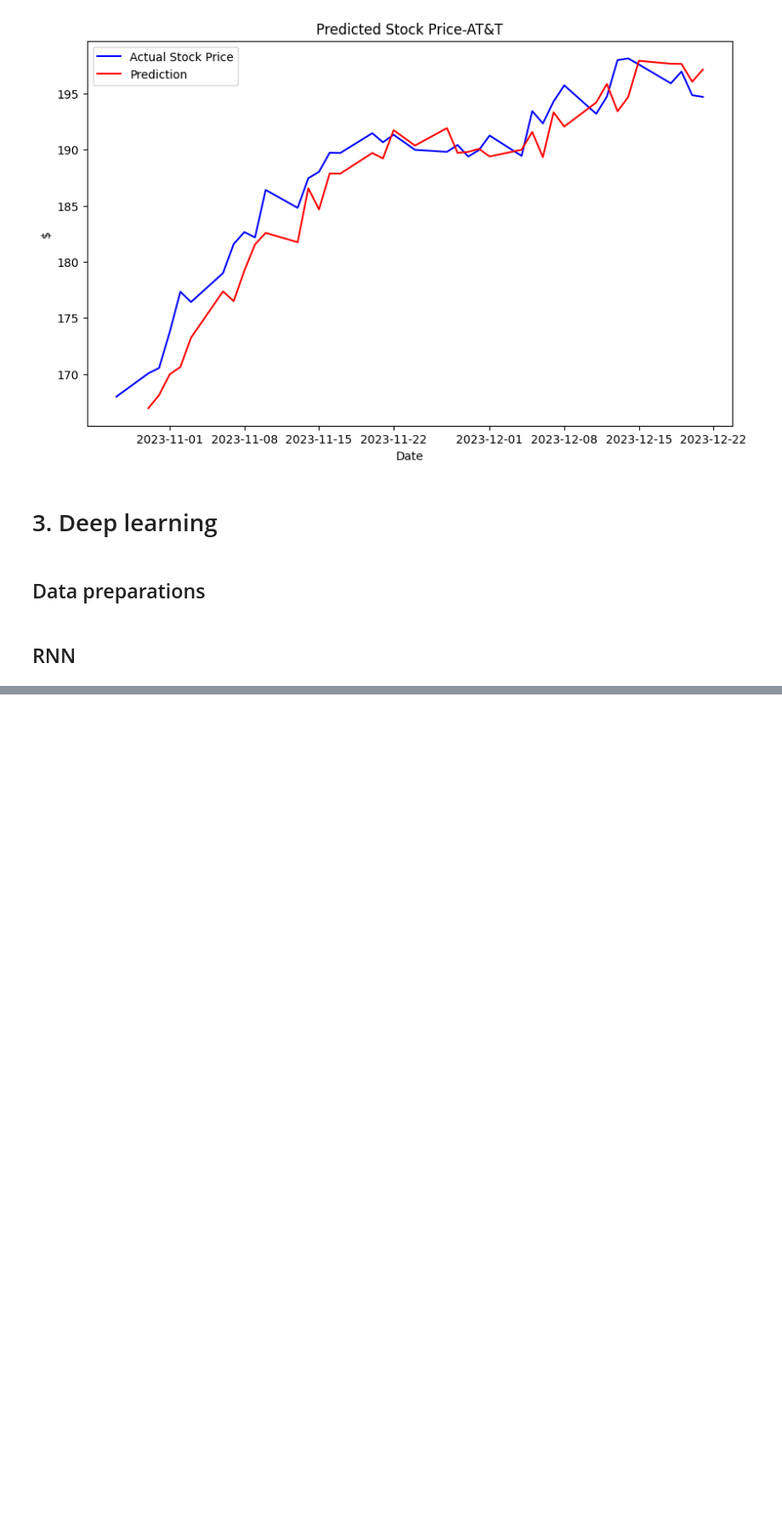
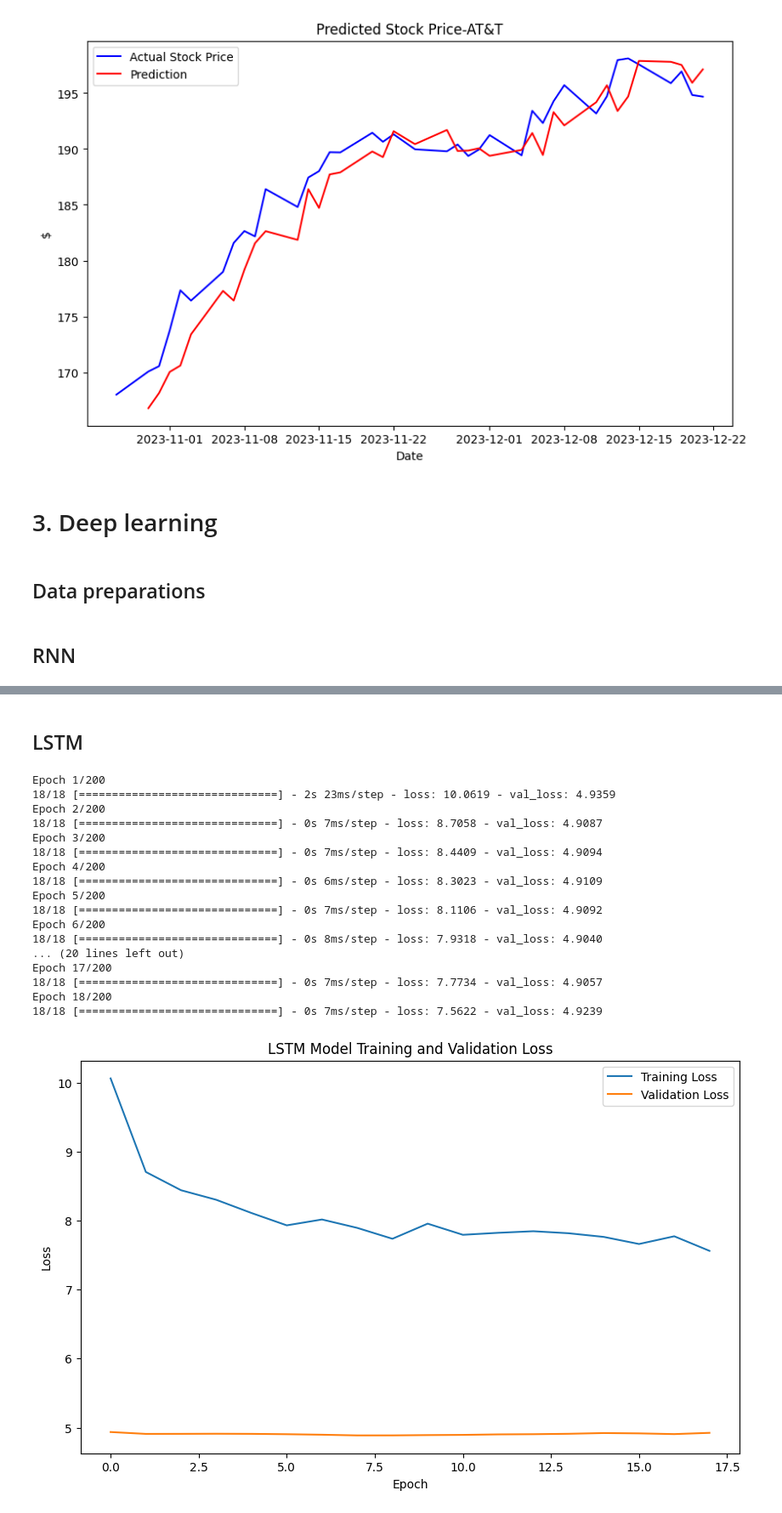
Before and after one commit to Echo9k/FinML, a Jupyter notebook: notebooks/Time_Serie-analysis.ipynb, the cells around one changed output, grey strips where cells are left out. Shown at 85% size. Cells and saved outputs as stored; diff of their text form; code cells hidden in the pictures; blank space fills up the shorter version.

```diff
--- a/notebooks/Time_Serie-analysis.ipynb
+++ b/notebooks/Time_Serie-analysis.ipynb
@@ -346,0 +352,79 @@ RMSE for RNN: 1.87822602460419
+# %% [markdown]
+## LSTM
+# %%
+from tensorflow.keras.models import Sequential
+from tensorflow.keras.layers import LSTM, Dense
+from tensorflow.keras.optimizers import Adam
+from tensorflow.keras.callbacks import EarlyStopping
+import matplotlib.pyplot as plt
+
+
+# Define the LSTM model architecture
+model_lstm = Sequential()
+model_lstm.add(LSTM(20, activation='relu', input_shape=(n_steps, 1)))
+model_lstm.add(BatchNormalization())
+model_lstm.add(Dropout(0.3))
+model_lstm.add(Dense(10, activation='relu'))  # Additional dense layer for increased non-linearity
+model_lstm.add(Dense(1))  # Output layer
+
+optimizer = Adam(learning_rate=0.001)  # Adjust the learning rate as needed
+model_lstm.compile(optimizer=Adam(learning_rate=0.001), loss='mse')
+
+# Early stopping to prevent overfitting
+early_stopping = EarlyStopping(monitor='val_loss', patience=10, restore_best_weights=True)
+
+# Fit the LSTM model
+history_lstm = model_lstm.fit(X_diff_train, y_diff_train, epochs=200, batch_size=32,
+                              validation_split=0.2, verbose=1, callbacks=[early_stopping])
+
+# Plot training and validation loss
+plt.figure(figsize=(10, 6))
+plt.plot(history_lstm.history['loss'], label='Training Loss')
+plt.plot(history_lstm.history['val_loss'], label='Validation Loss')
+plt.title('LSTM Model Training and Validation Loss')
+plt.xlabel('Epoch')
+plt.ylabel('Loss')
+plt.legend()
+plt.show()
+
+# Run multi-step prediction on the test data
+predictions_lstm = model_lstm.predict(X_diff_test)
+predictions_lstm = predictions_lstm.reshape(predictions_lstm.shape[0])
+
+# Ensure the lengths match
+min_len_lstm = min(len(test_diff), len(predictions_lstm))
+test_diff_lstm = test_diff[:min_len_lstm]
+predictions_lstm = predictions_lstm[:min_len_lstm]
+
+# Calculate RMSE for LSTM
+rmse_lstm = np.sqrt(mean_squared_error(test_diff_lstm, predictions_lstm))
+print(f'RMSE for LSTM: {rmse_lstm}')
+
+# Plotting
+plt.figure(figsize=(10, 6))
+plt.plot(test_diff.index, test_diff, label='Actual Stock Price', c='b')
+plt.plot(test_diff.index[:min_len_lstm], predictions_lstm, c='g', label='LSTM Prediction')  # Adjusted here
+plt.title('Predicted Stock Price - AT&T using LSTM')
+plt.xlabel('Date')
+plt.ylabel('$')
+plt.legend()
+plt.show()
+# %% [output]
+Epoch 1/200
+18/18 [==============================] - 2s 23ms/step - loss: 10.0619 - val_loss: 4.9359
+Epoch 2/200
+18/18 [==============================] - 0s 7ms/step - loss: 8.7058 - val_loss: 4.9087
+Epoch 3/200
+18/18 [==============================] - 0s 7ms/step - loss: 8.4409 - val_loss: 4.9094
+Epoch 4/200
+18/18 [==============================] - 0s 6ms/step - loss: 8.3023 - val_loss: 4.9109
+Epoch 5/200
+18/18 [==============================] - 0s 7ms/step - loss: 8.1106 - val_loss: 4.9092
+Epoch 6/200
+18/18 [==============================] - 0s 8ms/step - loss: 7.9318 - val_loss: 4.9040
+... (20 lines left out)
+Epoch 17/200
+18/18 [==============================] - 0s 7ms/step - loss: 7.7734 - val_loss: 4.9057
+Epoch 18/200
+18/18 [==============================] - 0s 7ms/step - loss: 7.5622 - val_loss: 4.9239
+[figure, added]
```
Also changed, not shown: parts of 10 cells of this notebook.
